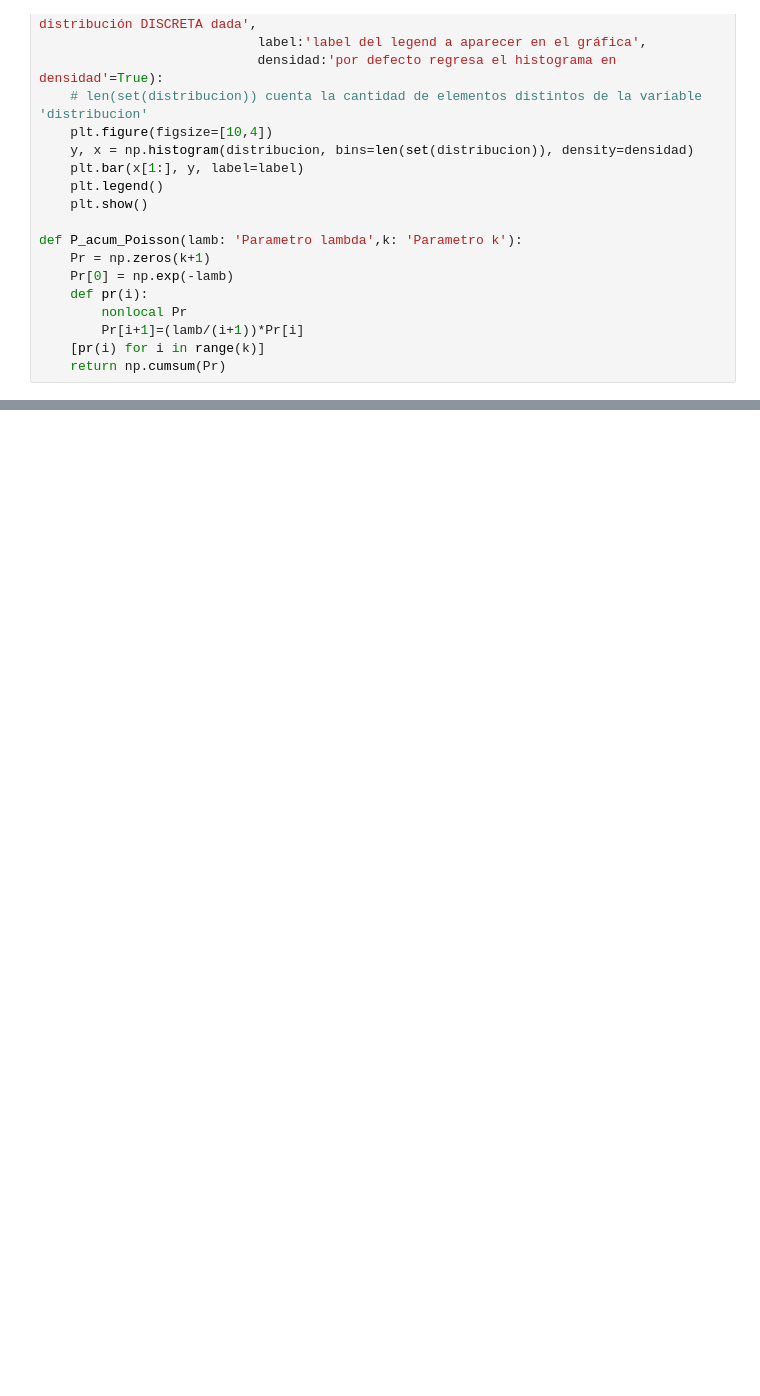
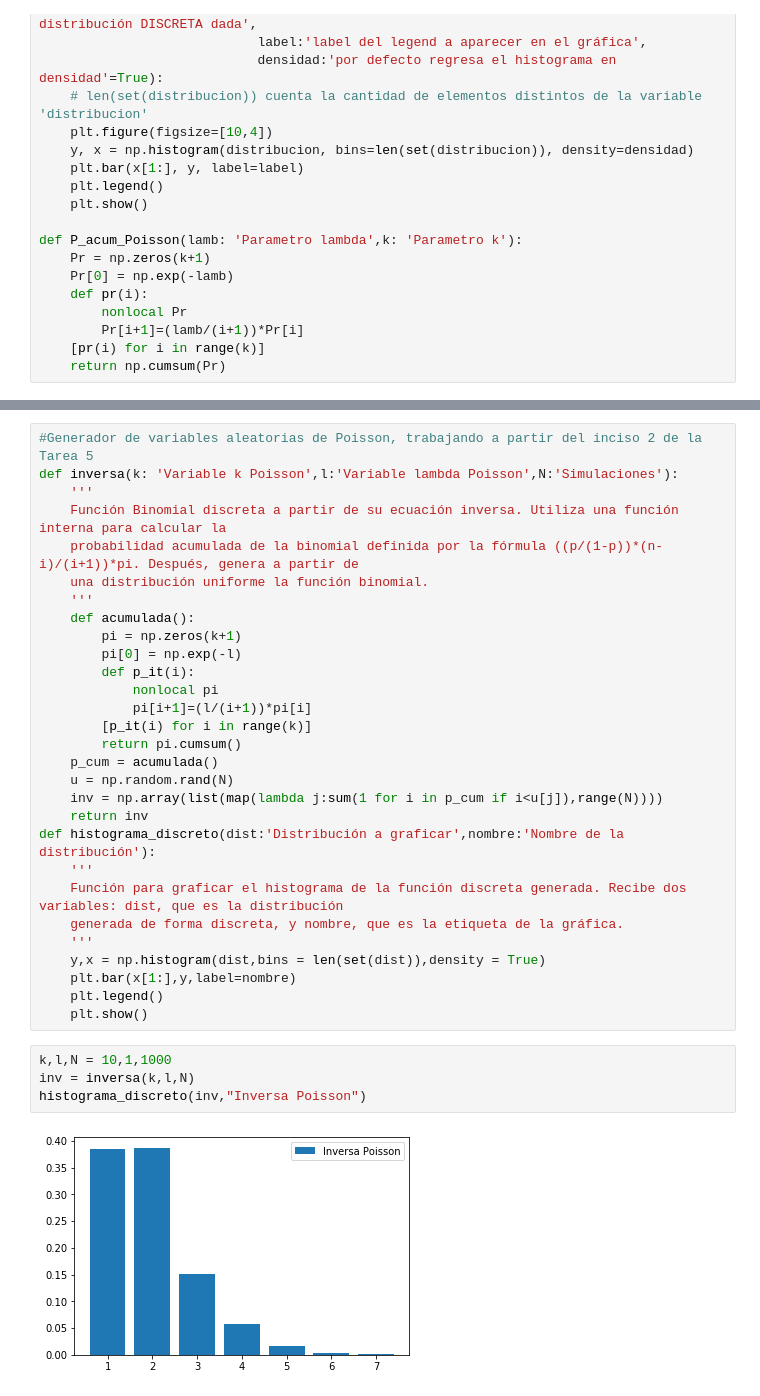
Before and after one commit to Palacios-F/ProyectoConjunto_PalaciosFC_PintorD, a Jupyter notebook: Tarea 6.ipynb, the cells around one changed output, grey strips where cells are left out. Saved outputs shown, nothing was run; the diff lists cells and outputs as text; blank space fills up the shorter version.

```diff
--- a/Tarea 6.ipynb
+++ b/Tarea 6.ipynb
@@ -521,0 +545,35 @@ plot_histogram_discrete(c,'Poisson l = 1, k = 10')
+# %%
+#Generador de variables aleatorias de Poisson, trabajando a partir del inciso 2 de la Tarea 5
+def inversa(k: 'Variable k Poisson',l:'Variable lambda Poisson',N:'Simulaciones'):
+    '''
+    Función Binomial discreta a partir de su ecuación inversa. Utiliza una función interna para calcular la
+    probabilidad acumulada de la binomial definida por la fórmula ((p/(1-p))*(n-i)/(i+1))*pi. Después, genera a partir de
+    una distribución uniforme la función binomial.
+    '''
+    def acumulada():
+        pi = np.zeros(k+1)
+        pi[0] = np.exp(-l)
+        def p_it(i):
+            nonlocal pi
+            pi[i+1]=(l/(i+1))*pi[i]
+        [p_it(i) for i in range(k)]
+        return pi.cumsum()
+    p_cum = acumulada()
+    u = np.random.rand(N)
+    inv = np.array(list(map(lambda j:sum(1 for i in p_cum if i<u[j]),range(N))))
+    return inv
+def histograma_discreto(dist:'Distribución a graficar',nombre:'Nombre de la distribución'):
+    '''
+    Función para graficar el histograma de la función discreta generada. Recibe dos variables: dist, que es la distribución
+    generada de forma discreta, y nombre, que es la etiqueta de la gráfica.
+    '''
+    y,x = np.histogram(dist,bins = len(set(dist)),density = True)
+    plt.bar(x[1:],y,label=nombre)
+    plt.legend()
+    plt.show()
+# %%
+k,l,N = 10,1,1000
+inv = inversa(k,l,N)
+histograma_discreto(inv,"Inversa Poisson")
+# %% [output]
+[figure, added]
```
Also changed, not shown: parts of 14 cells of this notebook.
